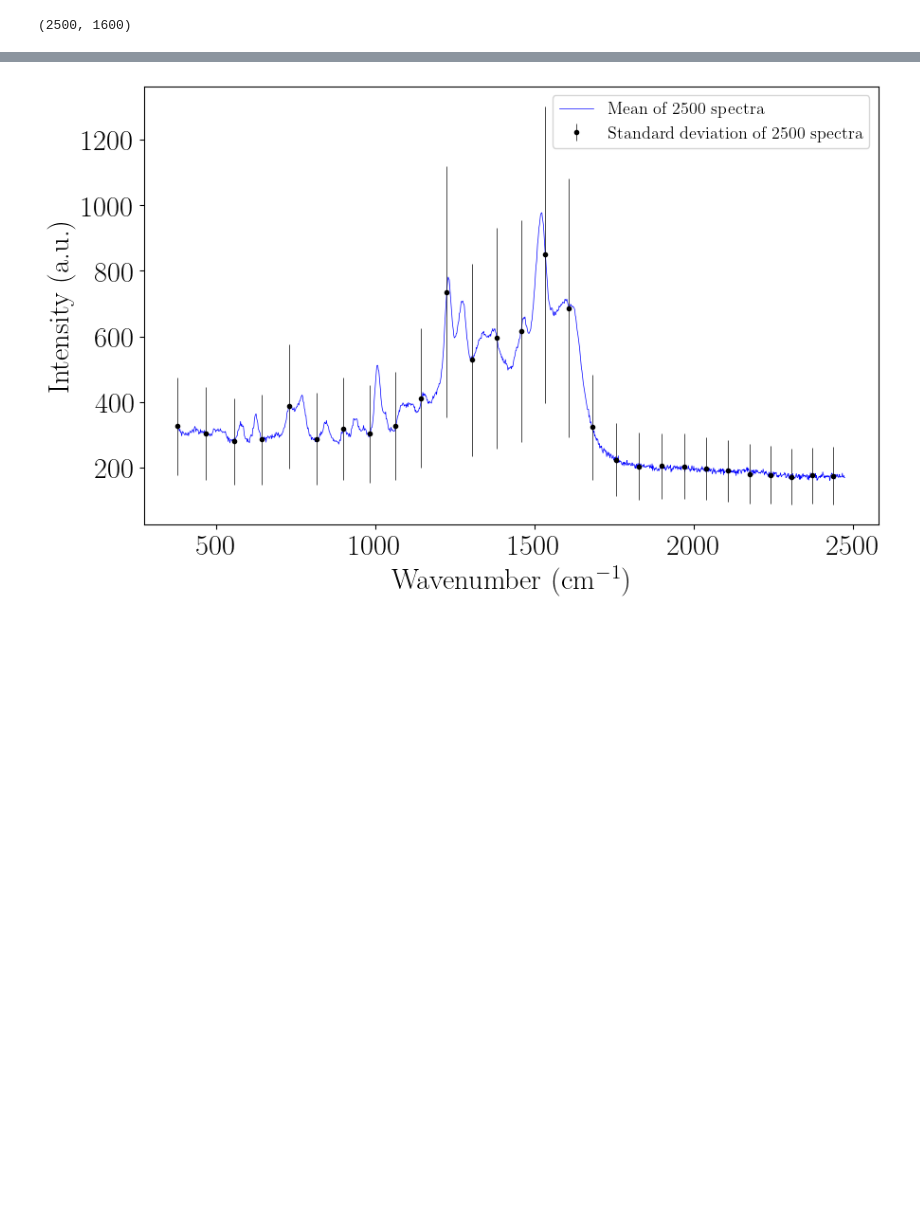
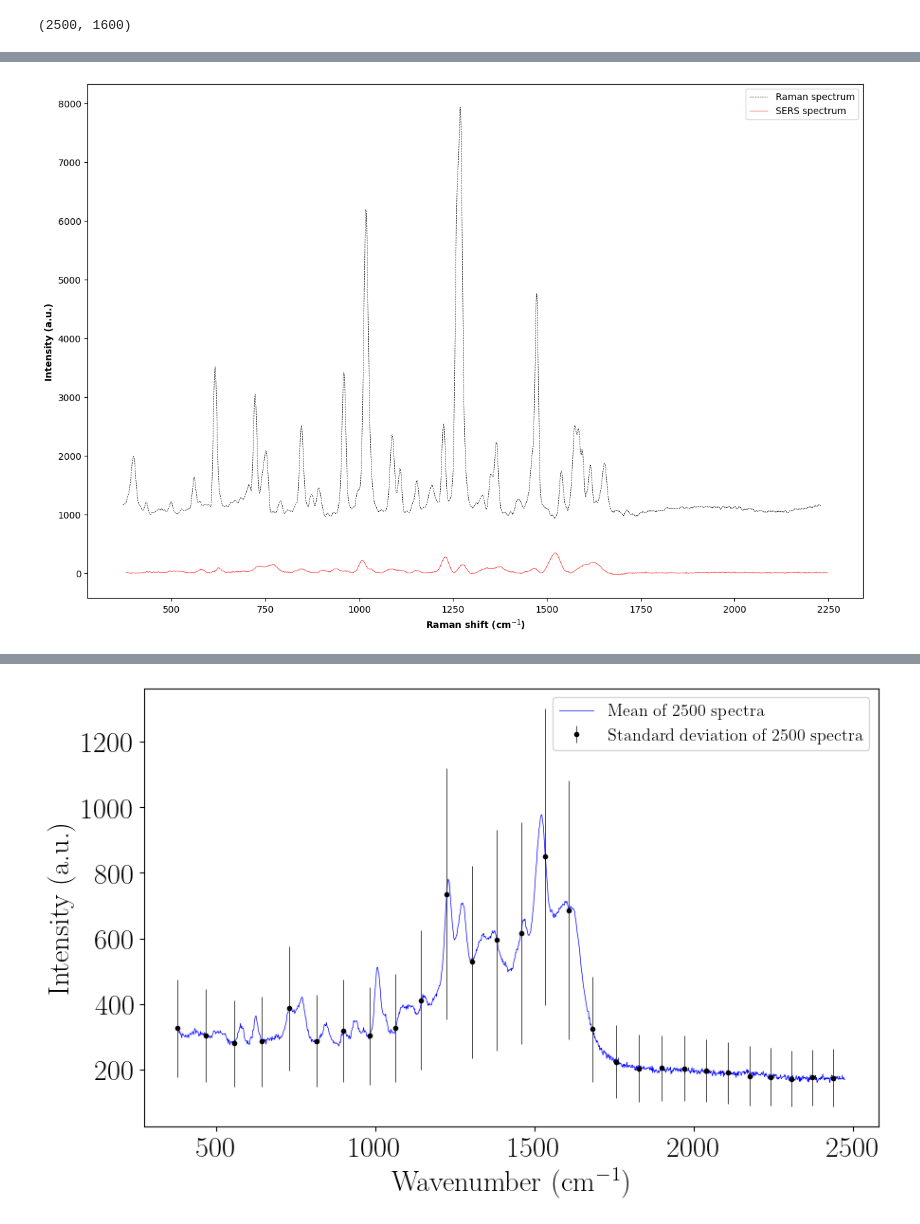
Before and after one commit to anva-kn/Raman, a Jupyter notebook: Raman&SERS.ipynb, the cells around one changed output, grey strips where cells are left out. Saved outputs shown, nothing was run; the diff lists cells and outputs as text; code cells hidden in the pictures; blank space fills up the shorter version.

```diff
--- a/Raman&SERS.ipynb
+++ b/Raman&SERS.ipynb
@@ -306,3 +356,19 @@ car_batch1_mean_no_bg = np.genfromtxt("csv_files/car_batch1_mean_no_bg.csv", del
+# %%
+# Plot car_whole_raman_no_baseline_smooth
+start_idx_raman = 530
+end_idx_raman = -1
+start_idx_sers = 220
+end_idx_sers = 1425
+plt.figure(figsize=(15, 10))
+plt.plot(f_sup_whole_raman[start_idx_raman:end_idx_raman], car_whole_raman_no_baseline_smooth[start_idx_raman:end_idx_raman] + 1000, color='black', linewidth=0.5, label='Raman spectrum', linestyle='--')
+plt.plot(f_sup_sers[start_idx_sers:end_idx_sers], car_batch1_mean_no_bg[start_idx_sers:end_idx_sers], color='red', linewidth=0.5, label='SERS spectrum')
+plt.xlabel('Raman shift (cm$^{-1}$)', weight='bold')
+plt.ylabel('Intensity (a.u.)', weight='bold')
+plt.legend(loc='upper right')
+plt.title('', weight='bold')
+plt.show()
+# %% [output]
+[figure, added]
 # %%
 from sklearn.preprocessing import normalize
 # %%
```
Also changed, not shown: parts of 20 cells of this notebook, 1 other file.
